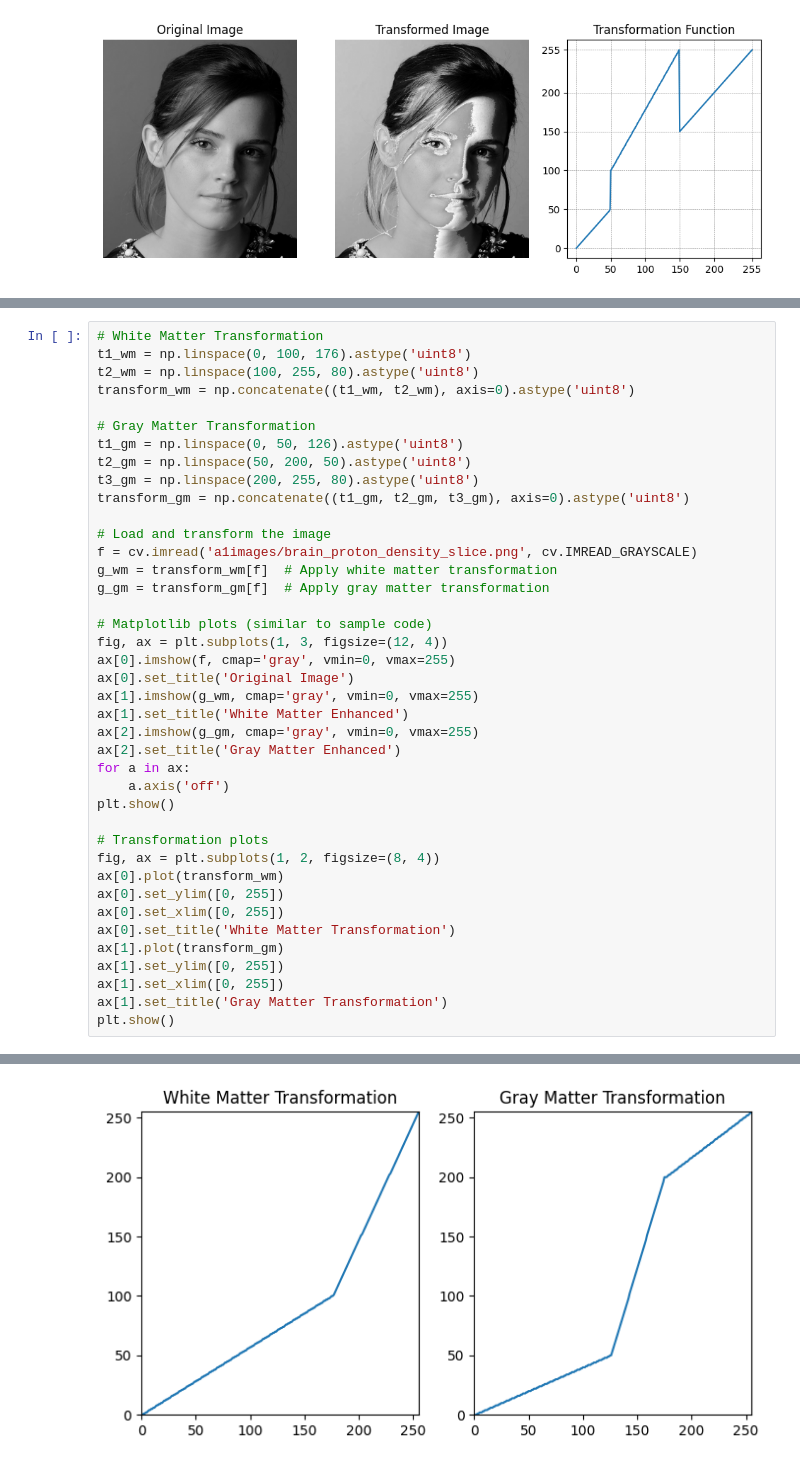
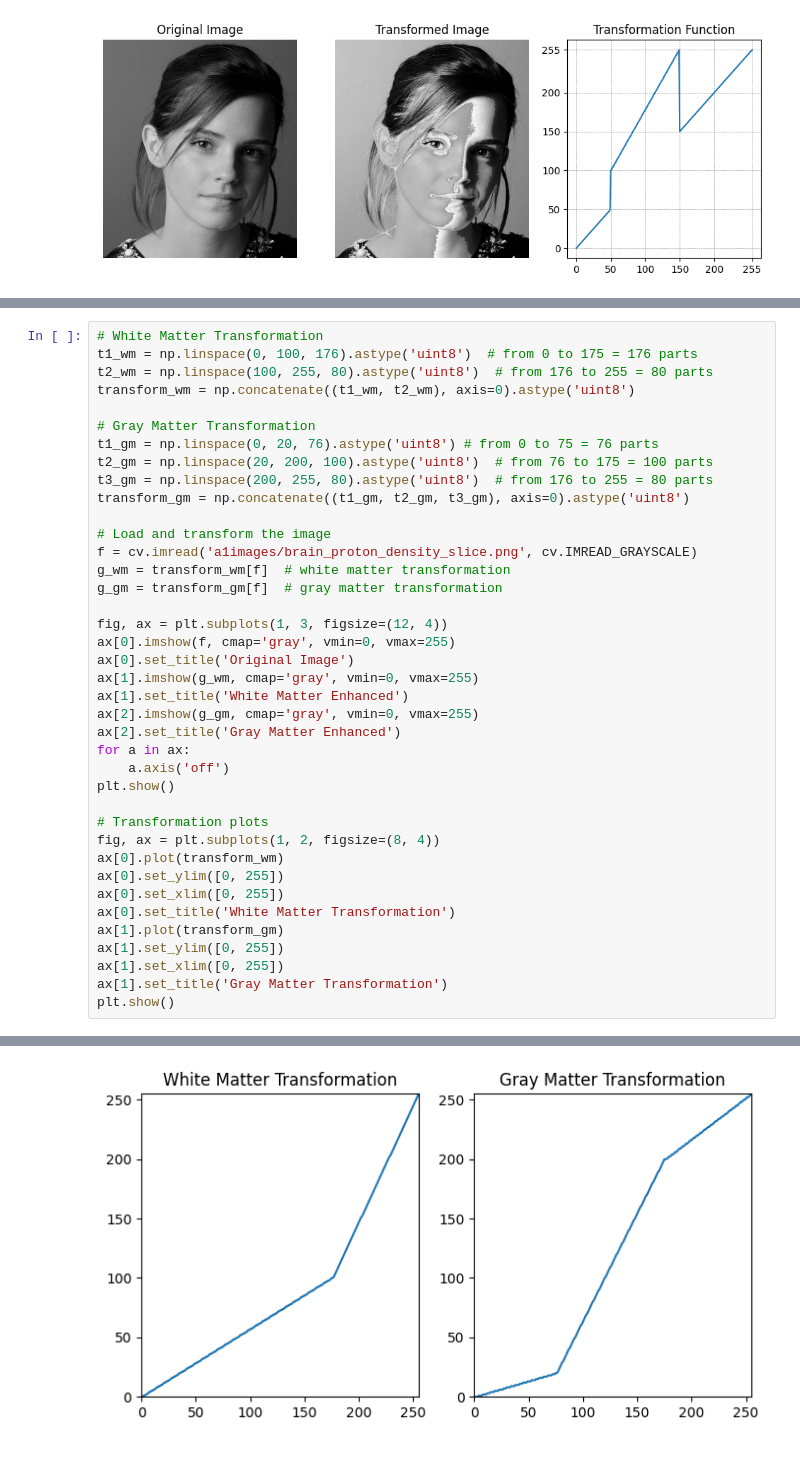
Before and after one commit to HimethW/Intensity-Transformations-and-Neighborhood-Filtering, a Jupyter notebook: Assignment1.ipynb, the cells around one changed output, grey strips where cells are left out. Saved outputs shown, nothing was run; the diff lists cells and outputs as text.

Commit message:
question 3 part a done

```diff
--- a/Assignment1.ipynb
+++ b/Assignment1.ipynb
@@ -46,44 +54,43 @@ plt.show()
 [figure]
 # %%
 # White Matter Transformation
-t1_wm = np.linspace(0, 100, 176).astype('uint8')
-t2_wm = np.linspace(100, 255, 80).astype('uint8')
+t1_wm = np.linspace(0, 100, 176).astype('uint8')  # from 0 to 175 = 176 parts
+t2_wm = np.linspace(100, 255, 80).astype('uint8')  # from 176 to 255 = 80 parts
 transform_wm = np.concatenate((t1_wm, t2_wm), axis=0).astype('uint8')
 
 # Gray Matter Transformation
-t1_gm = np.linspace(0, 50, 126).astype('uint8')
-t2_gm = np.linspace(50, 200, 50).astype('uint8')
-t3_gm = np.linspace(200, 255, 80).astype('uint8')
+t1_gm = np.linspace(0, 20, 76).astype('uint8') # from 0 to 75 = 76 parts
+t2_gm = np.linspace(20, 200, 100).astype('uint8')  # from 76 to 175 = 100 parts
+t3_gm = np.linspace(200, 255, 80).astype('uint8')  # from 176 to 255 = 80 parts
 transform_gm = np.concatenate((t1_gm, t2_gm, t3_gm), axis=0).astype('uint8')
 
 # Load and transform the image
 f = cv.imread('a1images/brain_proton_density_slice.png', cv.IMREAD_GRAYSCALE)
-g_wm = transform_wm[f]  # Apply white matter transformation
-g_gm = transform_gm[f]  # Apply gray matter transformation
+g_wm = transform_wm[f]  # white matter transformation
+g_gm = transform_gm[f]  # gray matter transformation
 
-# Matplotlib plots (similar to sample code)
 fig, ax = plt.subplots(1, 3, figsize=(12, 4))
 ax[0].imshow(f, cmap='gray', vmin=0, vmax=255)
 ax[0].set_title('Original Image')
 ax[1].imshow(g_wm, cmap='gray', vmin=0, vmax=255)
 ax[1].set_title('White Matter Enhanced')
 ax[2].imshow(g_gm, cmap='gray', vmin=0, vmax=255)
 ax[2].set_title('Gray Matter Enhanced')
 for a in ax:
     a.axis('off')
 plt.show()
 
 # Transformation plots
 fig, ax = plt.subplots(1, 2, figsize=(8, 4))
 ax[0].plot(transform_wm)
 ax[0].set_ylim([0, 255])
 ax[0].set_xlim([0, 255])
 ax[0].set_title('White Matter Transformation')
 ax[1].plot(transform_gm)
 ax[1].set_ylim([0, 255])
 ax[1].set_xlim([0, 255])
 ax[1].set_title('Gray Matter Transformation')
 plt.show()
 # %% [output]
 [figure]
-[figure, old version]
+[figure, new version]
```
Also changed, not shown: parts of 5 cells of this notebook.
